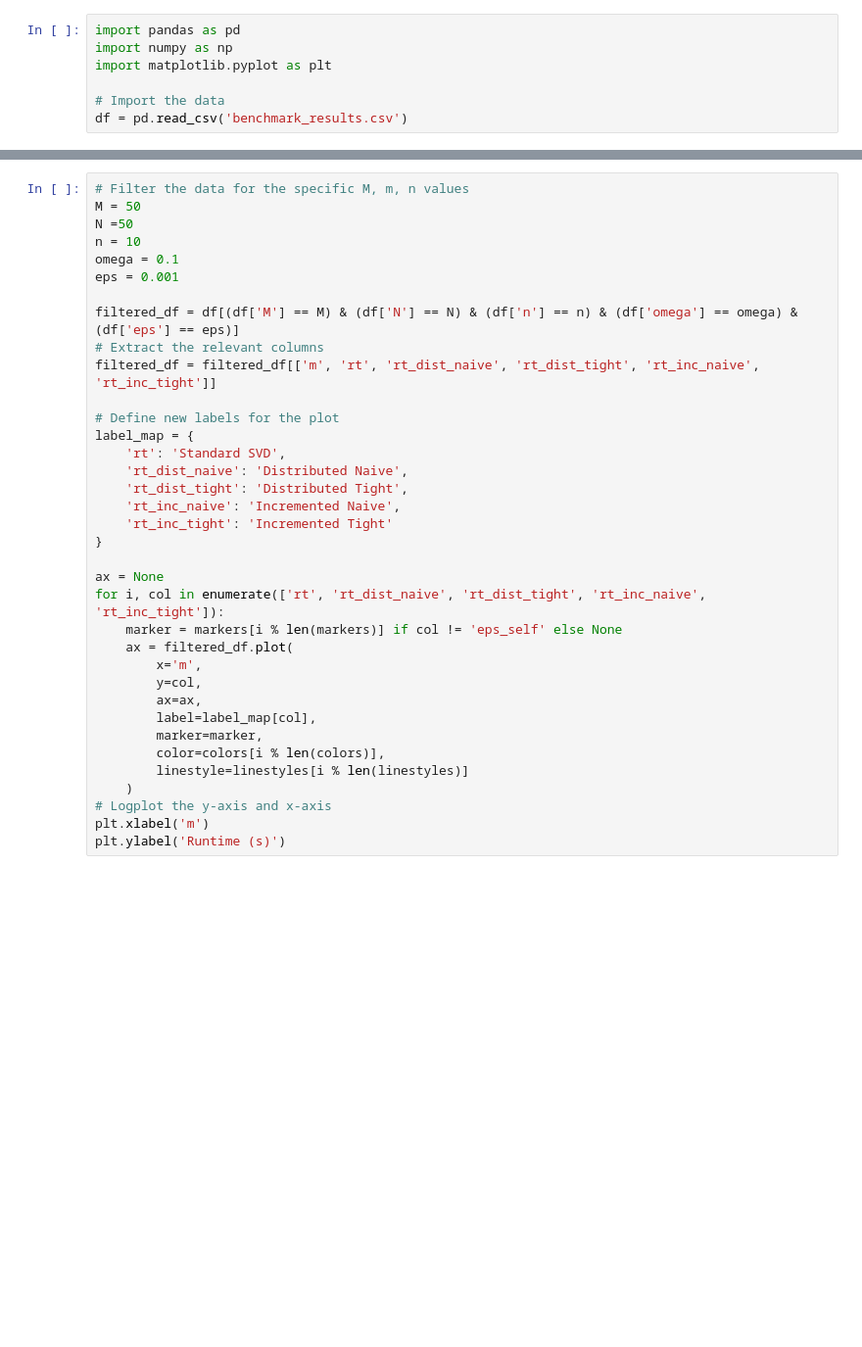
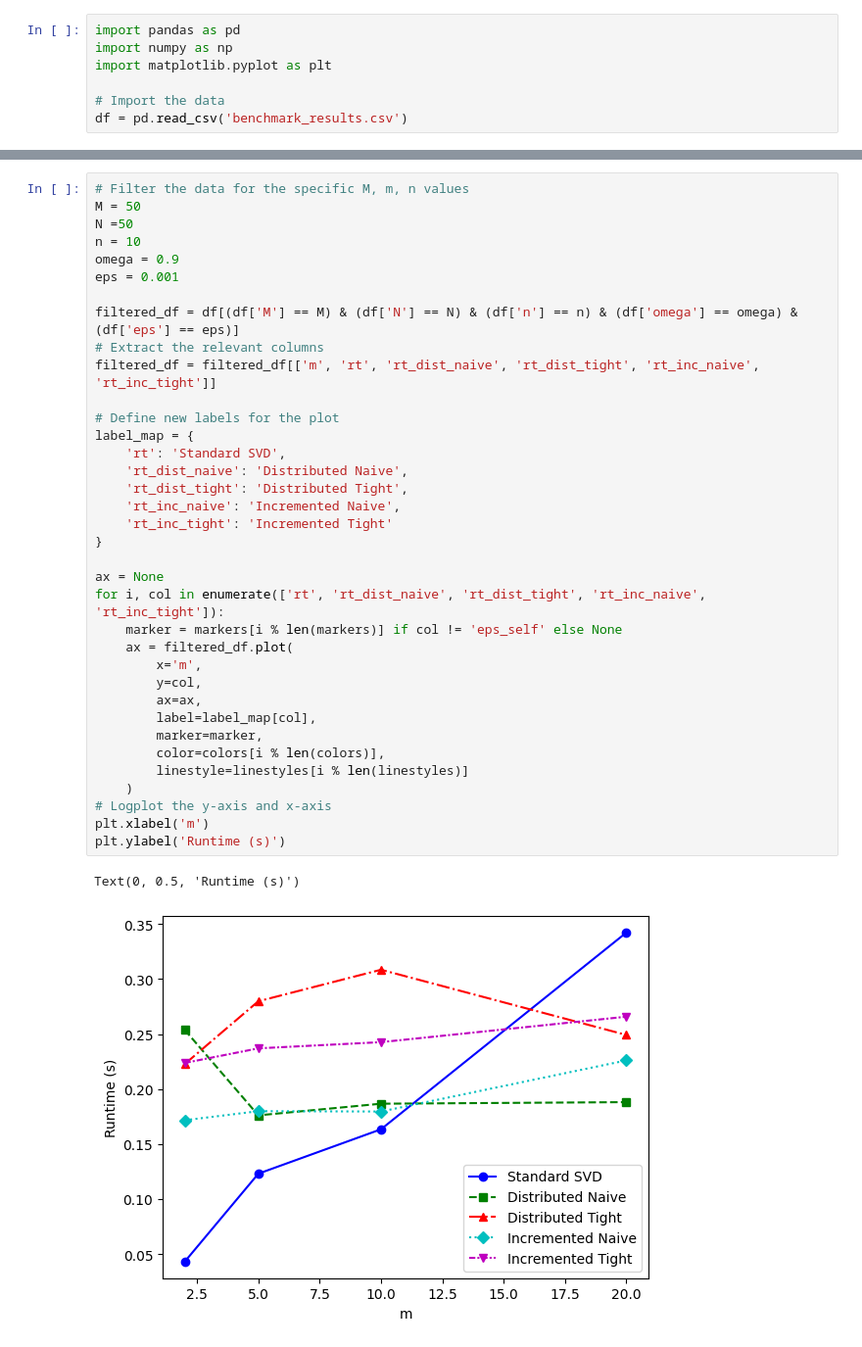
Before and after one commit to metersquared/hasvd, a Jupyter notebook: data_analysis.ipynb, the cells around one changed output, grey strips where cells are left out. Shown at 98% size. Cells and saved outputs as stored; diff of their text form; blank space fills up the shorter version.

```diff
--- a/data_analysis.ipynb
+++ b/data_analysis.ipynb
@@ -167,34 +314,37 @@ plt.ylabel('Runtime (s)')
 M = 50
 N =50
 n = 10
-omega = 0.1
+omega = 0.9
 eps = 0.001
 
 filtered_df = df[(df['M'] == M) & (df['N'] == N) & (df['n'] == n) & (df['omega'] == omega) & (df['eps'] == eps)]
 # Extract the relevant columns
 filtered_df = filtered_df[['m', 'rt', 'rt_dist_naive', 'rt_dist_tight', 'rt_inc_naive', 'rt_inc_tight']]
 
 # Define new labels for the plot
 label_map = {
     'rt': 'Standard SVD',
     'rt_dist_naive': 'Distributed Naive',
     'rt_dist_tight': 'Distributed Tight',
     'rt_inc_naive': 'Incremented Naive',
     'rt_inc_tight': 'Incremented Tight'
 }
 
 ax = None
 for i, col in enumerate(['rt', 'rt_dist_naive', 'rt_dist_tight', 'rt_inc_naive', 'rt_inc_tight']):
     marker = markers[i % len(markers)] if col != 'eps_self' else None
     ax = filtered_df.plot(
         x='m',
         y=col,
         ax=ax,
         label=label_map[col],
         marker=marker,
         color=colors[i % len(colors)],
         linestyle=linestyles[i % len(linestyles)]
     )
 # Logplot the y-axis and x-axis
 plt.xlabel('m')
 plt.ylabel('Runtime (s)')
+# %% [output]
+Text(0, 0.5, 'Runtime (s)')
+[figure, added]
```
Also changed, not shown: parts of 8 cells of this notebook, 4 other files.
